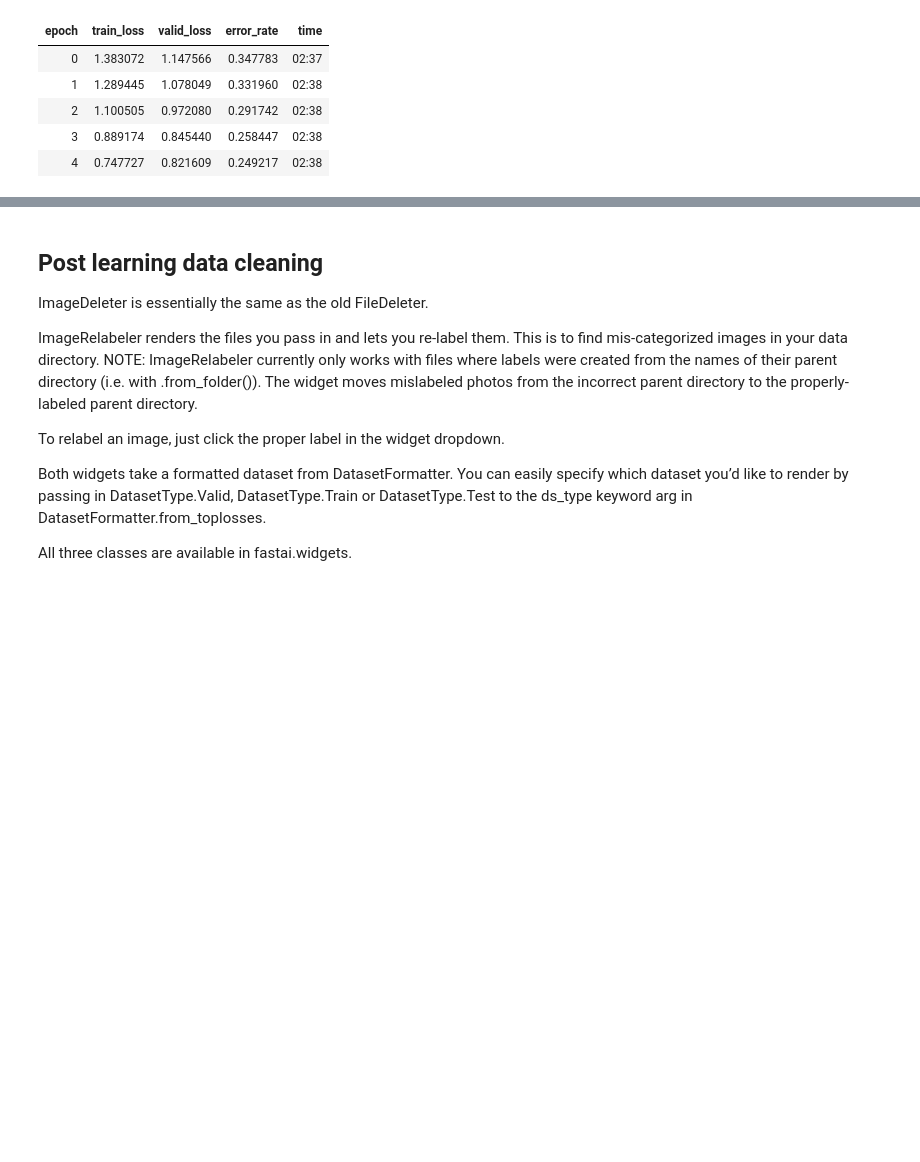
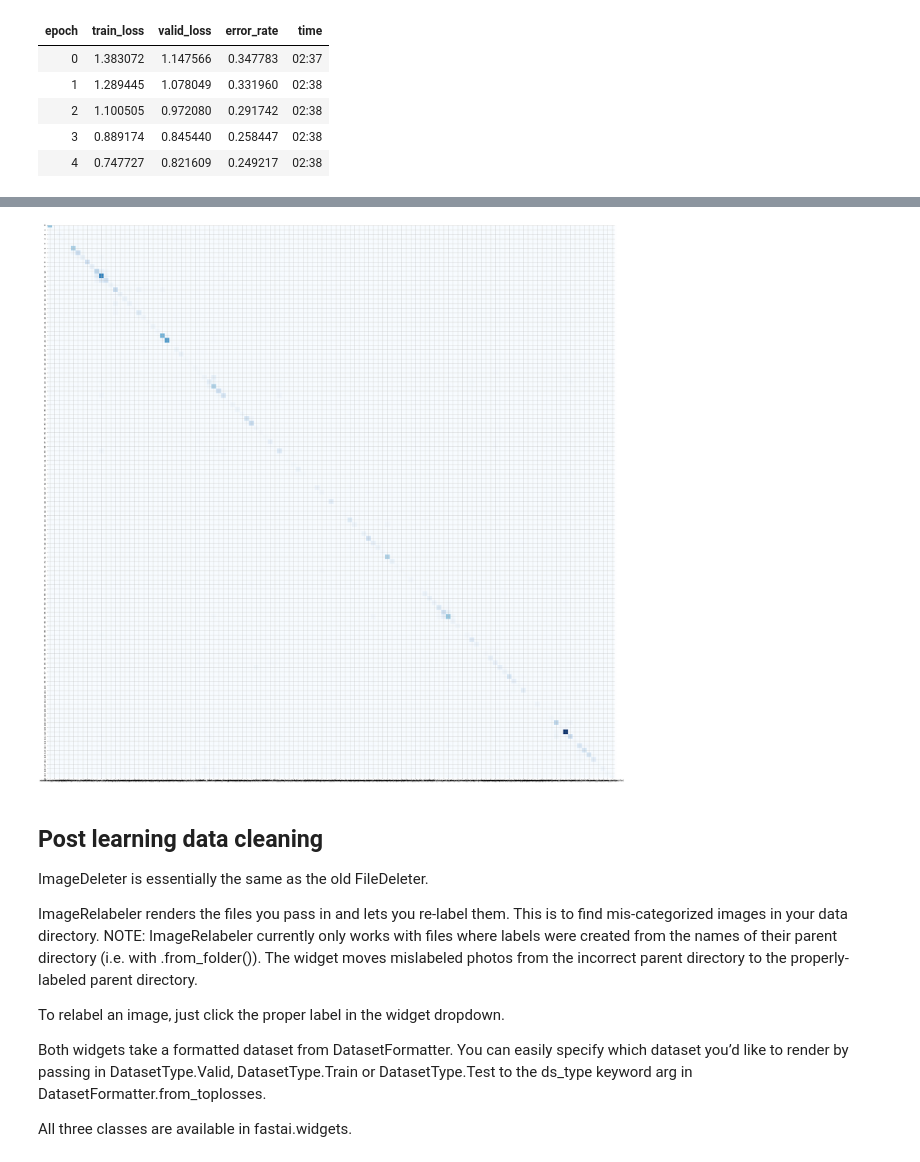
Before and after one commit to madHatter106/competitions_1, a Jupyter notebook: plankton/plankton.ipynb, the cells around one changed output, grey strips where cells are left out. Cells and saved outputs as stored; diff of their text form; code cells hidden in the pictures; blank space fills up the shorter version.

```diff
--- a/plankton/plankton.ipynb
+++ b/plankton/plankton.ipynb
@@ -244,3 +292,11 @@ interp.confusion_matrix()
+# %%
+f, ax = pl.subplots(figsize=(50, 50))
+heatmap(conf_mat, cmap='Blues', ax=ax, cbar=False)
+ax.set_xticklabels(data.classes)
+ax.grid()
+f.savefig('confmat.png', dpi=300)
+# %% [output]
+[figure, added]
 # %%
 doc(ImageCleaner)
 # %% [markdown]
```
Also changed, not shown: parts of 19 cells of this notebook, 2 other files.
